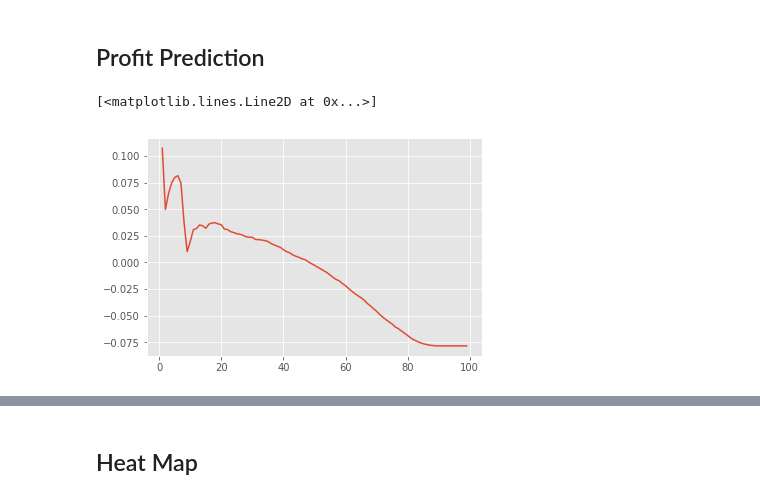
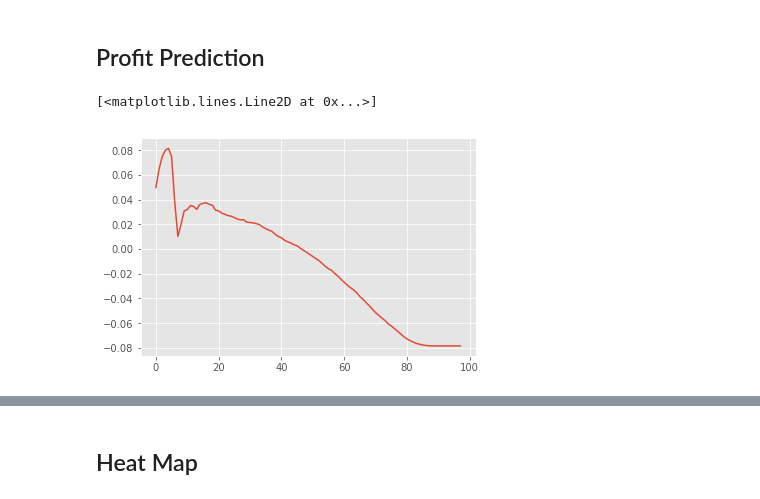
Before and after one commit to liuslouis/LC_data, a Jupyter notebook: pred.ipynb, the cells around one changed output, grey strips where cells are left out. Cells and saved outputs as stored; diff of their text form; code cells hidden in the pictures.

```diff
--- a/pred.ipynb
+++ b/pred.ipynb
@@ -251,15 +234,17 @@ def profit_predict(X_test, y_test, y_pred, recovery_rate = 0):
     pv = X_test[np.logical_not(y_pred)]['loan_amnt'].sum()
     fv = sum(X_test[np.logical_and(np.logical_not(y_p), np.logical_not(y_test))]['loan_amnt'] *
                     (X_test[np.logical_and(np.logical_not(y_p), np.logical_not(y_test))]['int_rate'] + 100)/100)
+    number = sum(np.logical_not(y_pred))
+#     print(number)
     return fv / pv - 1
 # %%
 import numpy as np
 profit = []
-for i in np.arange(0, 1, 0.01):
+for i in np.arange(0.02, 1, 0.01):
     y_p = logreg.predict_proba(X_test)[:,1] > i
 #     print(i, profit_predict(X_test, y_test, y_p))
     profit.append(profit_predict(X_test, y_test, y_p))
 plt.plot(profit)
 # %% [output]
 [<matplotlib.lines.Line2D at 0x...>]
-[figure, old version]
+[figure, new version]
```
Also changed, not shown: parts of 5 cells of this notebook, 3 other files.
